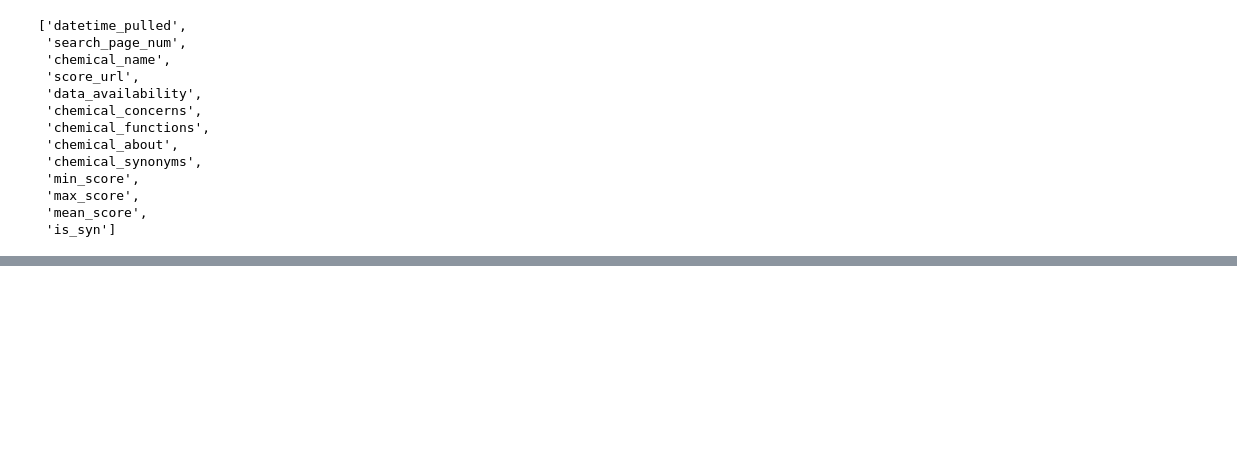
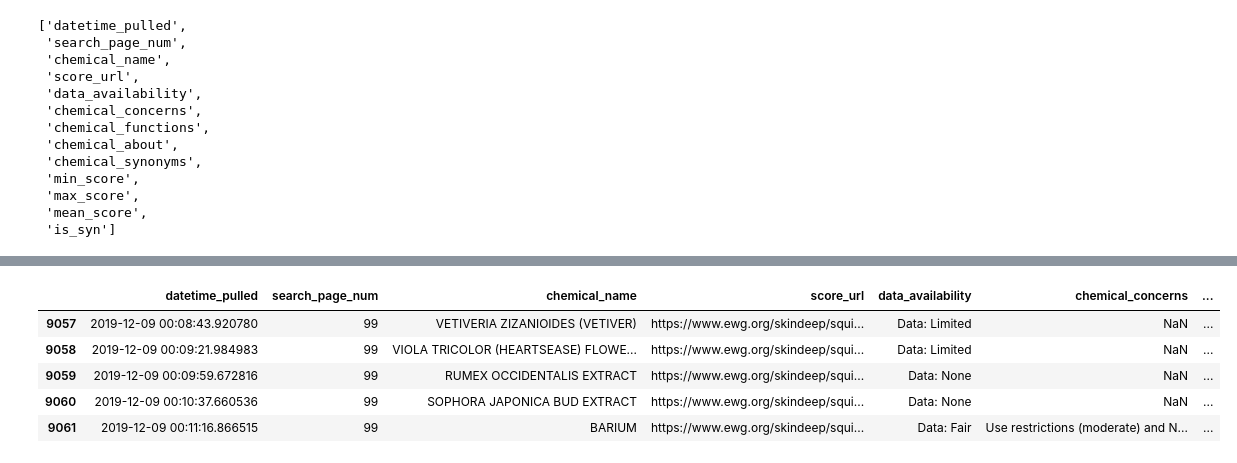
Before and after one commit to eyspahn/personal_care_parser, a Jupyter notebook: notebooks/probe_scraped_data.ipynb, the cells around one changed output, grey strips where cells are left out. Drawn from its saved outputs; the diff is of its cells as text; code cells hidden in the pictures; blank space fills up the shorter version.

```diff
--- a/notebooks/probe_scraped_data.ipynb
+++ b/notebooks/probe_scraped_data.ipynb
@@ -240,0 +236,9 @@ df_test = df.head(20)
+# %%
+df.tail()
+# %% [output]
+|  | datetime_pulled | search_page_num | chemical_name | score_url | data_availability | chemical_concerns | ... |
+| 9057 | 2019-12-09 00:08:43.920780 | 99 | VETIVERIA ZIZANIOIDES (VETIVER) | https://www.ewg.org/skindeep/squi... | Data: Limited | NaN | ... |
+| 9058 | 2019-12-09 00:09:21.984983 | 99 | VIOLA TRICOLOR (HEARTSEASE) FLOWE... | https://www.ewg.org/skindeep/squi... | Data: Limited | NaN | ... |
+| 9059 | 2019-12-09 00:09:59.672816 | 99 | RUMEX OCCIDENTALIS EXTRACT | https://www.ewg.org/skindeep/squi... | Data: None | NaN | ... |
+| 9060 | 2019-12-09 00:10:37.660536 | 99 | SOPHORA JAPONICA BUD EXTRACT | https://www.ewg.org/skindeep/squi... | Data: None | NaN | ... |
+| 9061 | 2019-12-09 00:11:16.866515 | 99 | BARIUM | https://www.ewg.org/skindeep/squi... | Data: Fair | Use restrictions (moderate) and N... | ... |
```
Also changed, not shown: parts of 23 cells of this notebook.
